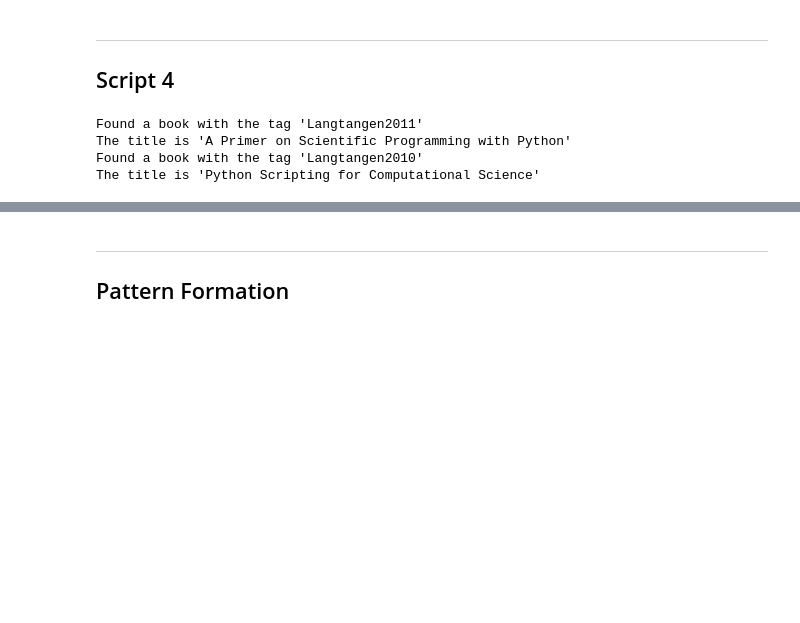
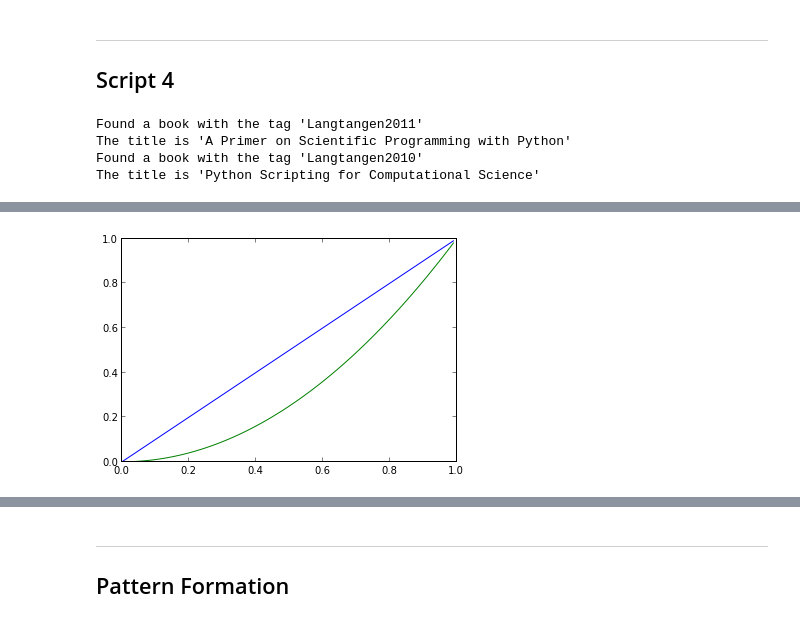
Before and after one commit to pyHPC/pyhpc-tutorial, a Jupyter notebook: 01_Introducing_Python.ipynb, the cells around one changed output, grey strips where cells are left out. Cells and saved outputs as stored; diff of their text form; code cells hidden in the pictures; blank space fills up the shorter version.

```diff
--- a/01_Introducing_Python.ipynb
+++ b/01_Introducing_Python.ipynb
@@ -646,0 +825,7 @@ The title is 'Python Scripting for Computational Science'
+# %%
+x = [val*.01 for val in range(100)]  # [0, .01, .02, ..., .98, .99]
+linear = [val for val in x]
+square = [val**2 for val in x]
+_ = plot(x, linear, x, square)
+# %% [output]
+[figure, added]
```
Also changed, not shown: parts of 55 cells of this notebook.
